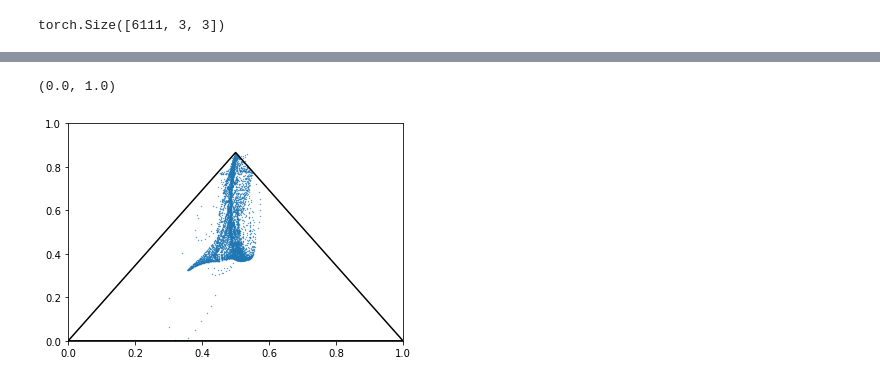
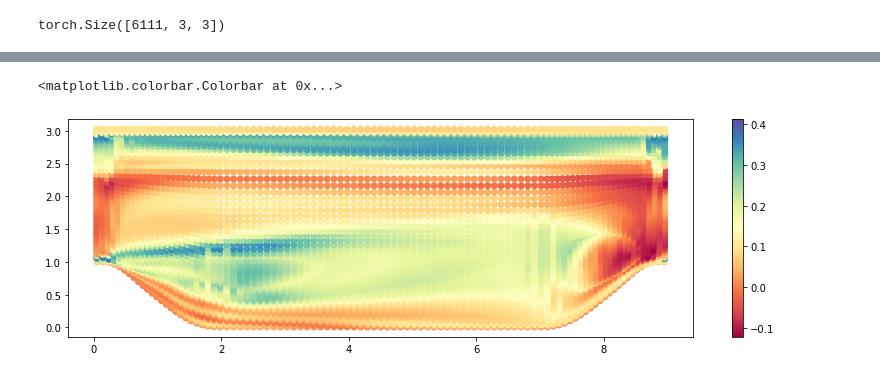
Before and after one commit to leonrccs/data_driven_rans, a Jupyter notebook: notebooks/predictionWorkflow.ipynb, the cells around one changed output, grey strips where cells are left out. Drawn from its saved outputs; the diff is of its cells as text; code cells hidden in the pictures.

```diff
--- a/notebooks/predictionWorkflow.ipynb
+++ b/notebooks/predictionWorkflow.ipynb
@@ -44,14 +54,19 @@ model = th.load(model_path)
 _ = model.eval()  # mandatory, see torch.load doc
 # %%
 # read in tensor data
-pred_path = '/home/leonriccius/OpenFOAM/leonriccius-v2006/run/periodic_hills_RANS/2d-mesh/700_dd/'
-time = '0'
+# pred_path = '/home/leonriccius/OpenFOAM/leonriccius-v2006/run/periodic_hills/2d-mesh/700_kEpsilon'
+pred_path = '/home/leonriccius/OpenFOAM/leonriccius-v2006/run/periodic_hills/2d-mesh/700_kEpsilon'
+# pred_path = '/home/leonriccius/Documents/Fluid_Data/training_data/curved_backstep/rans/13700'
+# pred_path = '/home/leonriccius/Documents/Fluid_Data/training_data/conv_div_channel/rans/12600'
+rans_time = max([entry for entry in os.listdir(pred_path) if entry.isnumeric()])
 
-s = th.load(os.sep.join([pred_path, time, 'S-torch.th']))
-r = th.load(os.sep.join([pred_path, time, 'R-torch.th']))
-epsilon0 = th.load(os.sep.join([pred_path, time, 'epsilon-torch.th']))
-k0 = th.load(os.sep.join([pred_path, time, 'k-torch.th']))
-cellCenters = th.load(os.sep.join([pred_path, time, 'cellCenters-torch.th']))
+rs = th.load(os.sep.join([pred_path, rans_time, 'RS-torch.th']))
+s = th.load(os.sep.join([pred_path, rans_time, 'S-torch.th']))
+r = th.load(os.sep.join([pred_path, rans_time, 'R-torch.th']))
+epsilon0 = th.load(os.sep.join([pred_path, rans_time, 'epsilon-torch.th']))
+k0 = th.load(os.sep.join([pred_path, rans_time, 'k-torch.th']))
+# cellCenters = th.tensor(th.load(os.sep.join([pred_path, rans_time, 'cellCenters-torch.th'])))
+cellCenters = th.load(os.sep.join([pred_path, rans_time, 'grid-torch.th'])).clone().detach()
 
 # expand k
 k = k0.unsqueeze(0).unsqueeze(0).expand(3,3,k0.size()[0])
@@ -61,11 +76,25 @@ k = k.permute(2, 0, 1)
 epsilon = epsilon0.unsqueeze(0).unsqueeze(0).expand(3,3,epsilon0.size()[0])
 epsilon = epsilon.permute(2, 0, 1)
 
+# get b_rans
+b_rans = barymap.anisotropy(rs, k0)
+
 # normalize S and R
 s_hat = k/epsilon*s
 r_hat = k/epsilon*r
 
 inv = get_invariants(s_hat, r_hat)
+inv_mean_std = mean_std_scaling(inv)
+inv_sigmoid = sigmoid_scaling(inv)
 t = get_tensor_functions(s_hat, r_hat).reshape(-1,10,9)
-index = th.isnan(t[:,4,0])
+# index = th.isnan(t[:,4,0])
 # t[index,4,:] = 0.0 #  = 0.0
+
+# dns data
+path_dns = '/home/leonriccius/Documents/Fluid_Data/training_data/periodic_hills/tensordata/700'
+# path_dns = '/home/leonriccius/Documents/Fluid_Data/training_data/curved_backstep/dns/13700/'
+# rs_dns = th.load(os.sep.join([path_dns, 'RS-torch.th']))
+# k0_dns = th.load(os.sep.join([path_dns, 'k-torch.th']))
+# b_dns = barymap.anisotropy(rs_dns, k0_dns)
+b_dns = th.load(os.sep.join([path_dns, 'b_dns-torch.th']))
+cellCenters_dns = th.load(os.sep.join([path_dns, 'grid-torch.th']))
@@ -76,5 +174,5 @@ tensor(False)
 # %%
-b_pred,_ = model(inv,t)
+b_pred,_ = model(inv_mean_std,t) #t_zero_trace.reshape(-1,10,9))
 # %%
 b_pred = b_pred.reshape(-1,3,3)
 b_pred.shape
@@ -177,9 +180,0 @@ bary.calculate_barycentric_coordinates()
-# %%
-fig, ax = plt.subplots()
-bary.plot_triangle(ax)
-bary.plot_data_points(ax)
-plt.xlim([0,1])
-plt.ylim([0,1])
-# %% [output]
-(0.0, 1.0)
-[figure, removed]
@@ -185,0 +195,9 @@ plt.ylim([0,1])
+# %%
+fig, ax = plt.subplots(figsize=(14,4))
+# b_dd = ax.scatter(cellCenters[index][:,0], cellCenters[index][:,1], c=t[index][:,9,1].detach().numpy(), cmap="Spectral")
+b_dd = ax.scatter(cellCenters[:,0], cellCenters[:,1], c=b_pred[:,0,0].detach().numpy(), cmap="Spectral")
+fig.colorbar(b_dd)
+# ax.scatter(cellCenters[index,0], cellCenters[index,1])
+# %% [output]
+<matplotlib.colorbar.Colorbar at 0x...>
+[figure, added]
```
Also changed, not shown: parts of 49 cells of this notebook.
